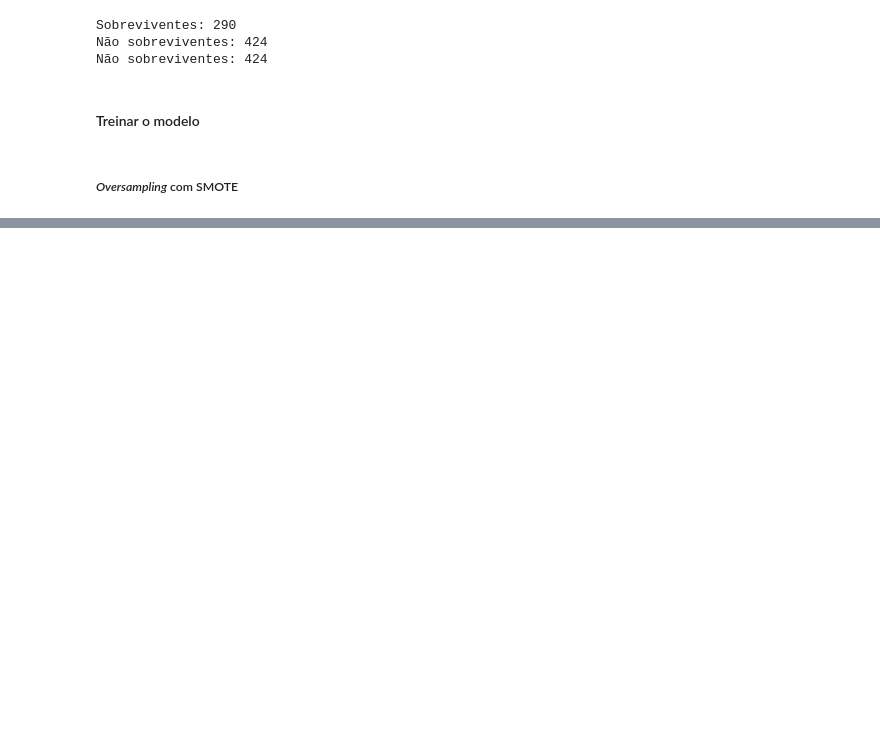
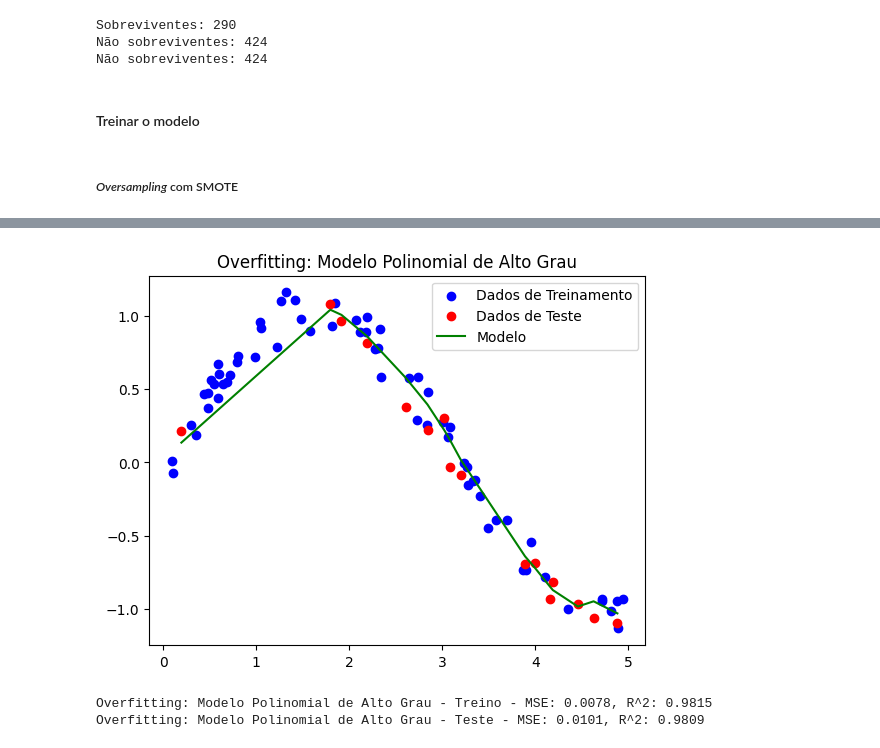
Before and after one commit to mariotlemes/pos-NLP, a Jupyter notebook: src/M4-conjunto-de-dados/conjunto-dados-parte5-(DES)BALANCEAMENTO.ipynb, the cells around one changed output, grey strips where cells are left out. Drawn from its saved outputs; the diff is of its cells as text; code cells hidden in the pictures; blank space fills up the shorter version.

```diff
--- a/src/M4-conjunto-de-dados/conjunto-dados-parte5-(DES)BALANCEAMENTO.ipynb
+++ b/src/M4-conjunto-de-dados/conjunto-dados-parte5-(DES)BALANCEAMENTO.ipynb
@@ -81,0 +145,25 @@ def treina_modelo (X_train, y_train, X_val, y_val):
+# %%
+# Importação das bibliotecas que serão utilizadas
+import matplotlib.pyplot as plt
+import numpy as np
+
+# Define o modelo ideal como sendo uma função quadrática
+def true_function(x):
+    return x**2
+
+# Gerar dados sintéticos
+# Define-se um gerador aleatório que seja reprodutível, é semelhante ao parÂmetro random_state visto anteriormente
+np.random.seed(22)
+
+# Geram-se 10 valores aleatórios entre -2 e 2
+x = np.sort(np.random.rand(10) * 4 - 2)  # random values between -2 and 2
+
+# Para cada valor gerado anteriormente, aplica a função verdade `true_function(x)` para obter o valor de y
+# adiciona-se um ruído com `np.random.randn(10)` para que o valor não caia sempre sobre o próprio modelo
+y = true_function(x) + np.random.randn(10)
+
+# Criam-se os dados de teste
+# x_fit são 100 valores igualmente espaçados entre -2 e 2
+x_fit = np.linspace(-2, 2, 100)
+# y_true é o resultado do modelo ideal para os dados de x_fit
+y_true = true_function(x_fit)
@@ -81,0 +268,18 @@ def treina_modelo (X_train, y_train, X_val, y_val):
+# %%
+# Criando Features Polinomiais para overfitting
+poly_features_overfit = PolynomialFeatures(degree=15)  # Grau alto para overfitting
+X_poly_train_overfit = poly_features_overfit.fit_transform(X_train)
+X_poly_test_overfit = poly_features_overfit.transform(X_test)
+
+# Treinando o Modelo de overfitting
+poly_reg_overfit = LinearRegression()
+poly_reg_overfit.fit(X_poly_train_overfit, y_train)
+plot_results(X_train, y_train, X_test, y_test, poly_reg_overfit, X_poly_test_overfit, "Overfitting: Modelo Polinomial de Alto Grau")
+
+# Plotando os Resultados e Imprimindo Métricas
+print_metrics(y_train, poly_reg_overfit.predict(X_poly_train_overfit), "Overfitting: Modelo Polinomial de Alto Grau - Treino")
+print_metrics(y_test, poly_reg_overfit.predict(X_poly_test_overfit), "Overfitting: Modelo Polinomial de Alto Grau - Teste")
+# %% [output]
+[figure, added]
+Overfitting: Modelo Polinomial de Alto Grau - Treino - MSE: 0.0078, R^2: 0.9815
+Overfitting: Modelo Polinomial de Alto Grau - Teste - MSE: 0.0101, R^2: 0.9809
```
Also changed, not shown: parts of 19 cells of this notebook.
